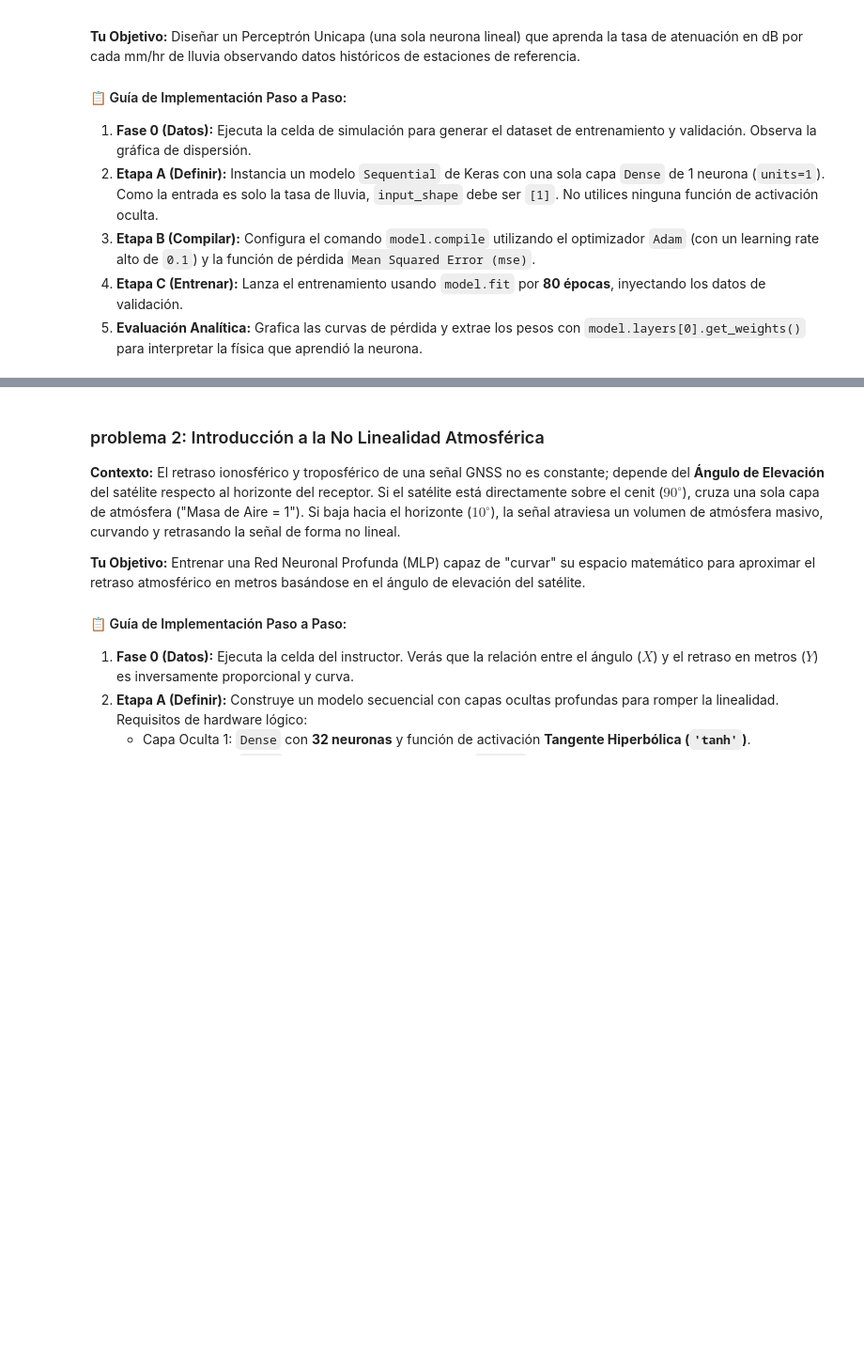
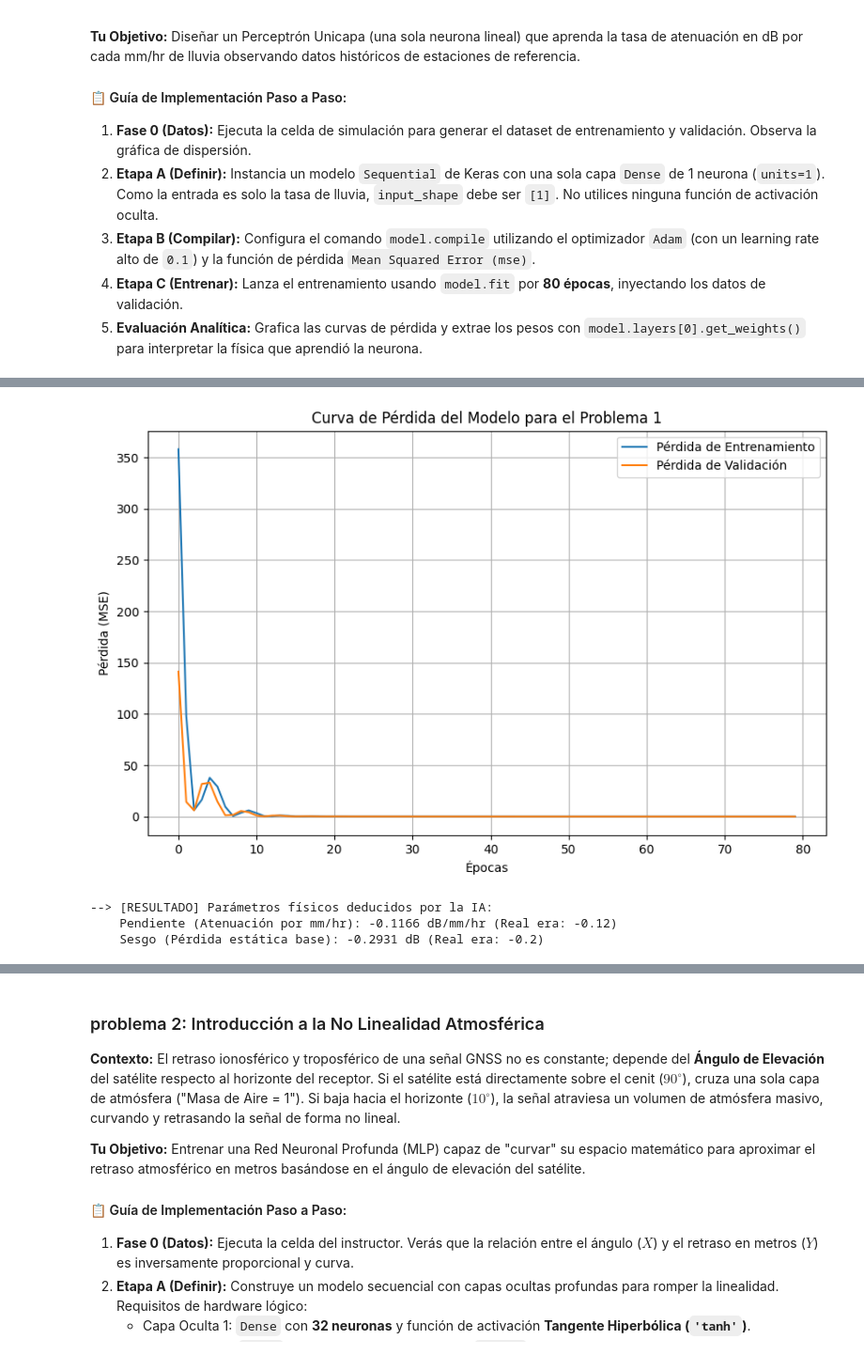
Before and after one commit to hmartinez00/introduccion_nn_python, a Jupyter notebook: notebooks/solutions/sesion1_solutions/practicas_gnss.ipynb, the cells around one changed output, grey strips where cells are left out. Shown at 94% size. Drawn from its saved outputs; the diff is of its cells as text; code cells hidden in the pictures; blank space fills up the shorter version.

```diff
--- a/notebooks/solutions/sesion1_solutions/practicas_gnss.ipynb
+++ b/notebooks/solutions/sesion1_solutions/practicas_gnss.ipynb
@@ -61,26 +74,39 @@ print("--> [Fase 0] Exito: Dataset cargado en memoria. Completa las siguientes E
 # %%
+# @title Solución Oficial - Problema 1
 
 # =====================================================================
 # DESAFÍO 1: TU TURNO DE ESCRIBIR CÓDIGO
 # =====================================================================
 
 # 1. ETAPA A: Define el modelo de 1 neurona lineal
-model_p1 = # ... Completa aquí
+model_p1 = keras.Sequential([
+    keras.layers.Dense(units=1, input_shape=[1])
+])
 
 # 2. ETAPA B: Compila el modelo (Adam 0.1, Pérdida MSE)
-# ... Completa aquí
+model_p1.compile(optimizer=keras.optimizers.Adam(learning_rate=0.1), loss='mse')
 
 # 3. ETAPA C: Entrena el modelo por 80 épocas
-# history_p1 = model_p1.fit(...)
+history_p1 = model_p1.fit(X_train_p1, Y_train_p1, epochs=80, validation_data=(X_val_p1, Y_val_p1), verbose=0)
 # %%
+# Graficar la curva de pérdida de entrenamiento y validación
+plt.figure(figsize=(10, 6))
+plt.plot(history_p1.history['loss'], label='Pérdida de Entrenamiento')
+plt.plot(history_p1.history['val_loss'], label='Pérdida de Validación')
+plt.title('Curva de Pérdida del Modelo para el Problema 1')
+plt.xlabel('Épocas')
+plt.ylabel('Pérdida (MSE)')
+plt.legend()
+plt.grid(True)
+plt.show()
 
-# @title Solución Oficial - Problema 1 (Hacer doble clic para ver el código)
-model_p1 = keras.Sequential([keras.layers.Dense(units=1, input_shape=[1])])
-model_p1.compile(optimizer=keras.optimizers.Adam(learning_rate=0.1), loss='mse')
-history_p1 = model_p1.fit(X_train_p1, Y_train_p1, epochs=80, validation_data=(X_val_p1, Y_val_p1), verbose=0)
-
-# Extraer parámetros aprendidos
+# Extraer y mostrar los pesos aprendidos para interpretar la física
 peso, sesgo = model_p1.layers[0].get_weights()
-print(f"--> [ÉXITO] Red entrenada. Parámetros físicos deducidos por la IA:")
+print(f"--> [RESULTADO] Parámetros físicos deducidos por la IA:")
 print(f"    Pendiente (Atenuación por mm/hr): {peso[0][0]:.4f} dB/mm/hr (Real era: -0.12)")
 print(f"    Sesgo (Pérdida estática base): {sesgo[0]:.4f} dB (Real era: -0.2)")
+# %% [output]
+[figure, added]
+--> [RESULTADO] Parámetros físicos deducidos por la IA:
+    Pendiente (Atenuación por mm/hr): -0.1166 dB/mm/hr (Real era: -0.12)
+    Sesgo (Pérdida estática base): -0.2931 dB (Real era: -0.2)
```
Also changed, not shown: parts of 10 cells of this notebook.
